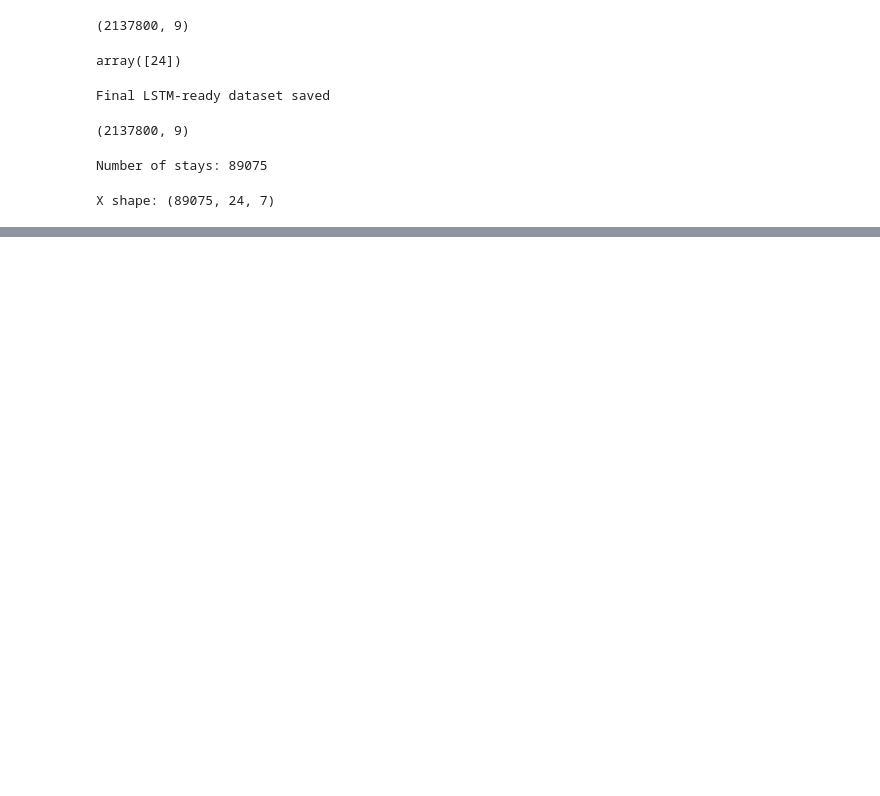
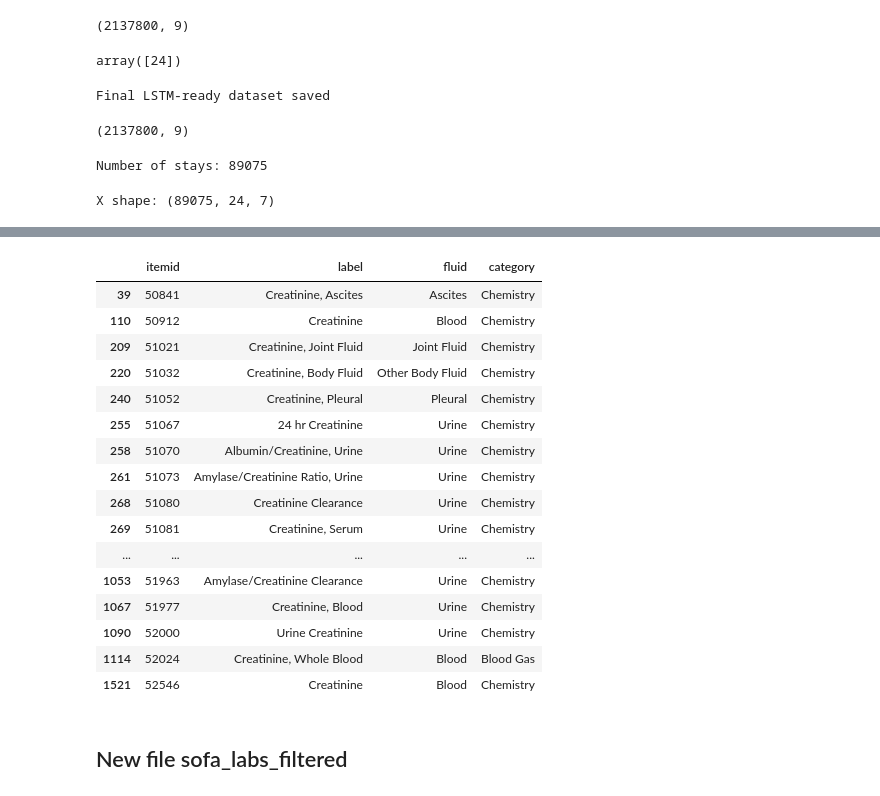
Before and after one commit to hamdikhasawneh/AI-sepsis, a Jupyter notebook: notebooks/01_data_preprocessing.ipynb, the cells around one changed output, grey strips where cells are left out. Cells and saved outputs as stored; diff of their text form; code cells hidden in the pictures; blank space fills up the shorter version.

```diff
--- a/notebooks/01_data_preprocessing.ipynb
+++ b/notebooks/01_data_preprocessing.ipynb
@@ -709,0 +789,21 @@ X shape: (89075, 24, 7)
+# %%
+# (creatinine)
+d_labitems[d_labitems["label"].str.contains("creatinine", case=False, na=False)]
+# %% [output]
+|  | itemid | label | fluid | category |
+| 39 | 50841 | Creatinine, Ascites | Ascites | Chemistry |
+| 110 | 50912 | Creatinine | Blood | Chemistry |
+| 209 | 51021 | Creatinine, Joint Fluid | Joint Fluid | Chemistry |
+| 220 | 51032 | Creatinine, Body Fluid | Other Body Fluid | Chemistry |
+| 240 | 51052 | Creatinine, Pleural | Pleural | Chemistry |
+| 255 | 51067 | 24 hr Creatinine | Urine | Chemistry |
+| 258 | 51070 | Albumin/Creatinine, Urine | Urine | Chemistry |
+| 261 | 51073 | Amylase/Creatinine Ratio, Urine | Urine | Chemistry |
+| 268 | 51080 | Creatinine Clearance | Urine | Chemistry |
+| 269 | 51081 | Creatinine, Serum | Urine | Chemistry |
+| ... | ... | ... | ... | ... |
+| 1053 | 51963 | Amylase/Creatinine Clearance | Urine | Chemistry |
+| 1067 | 51977 | Creatinine, Blood | Urine | Chemistry |
+| 1090 | 52000 | Urine Creatinine | Urine | Chemistry |
+| 1114 | 52024 | Creatinine, Whole Blood | Blood | Blood Gas |
+| 1521 | 52546 | Creatinine | Blood | Chemistry |
@@ -709,0 +822,2 @@ X shape: (89075, 24, 7)
+# %% [markdown]
+## New file sofa_labs_filtered
```
Also changed, not shown: parts of 47 cells of this notebook.
